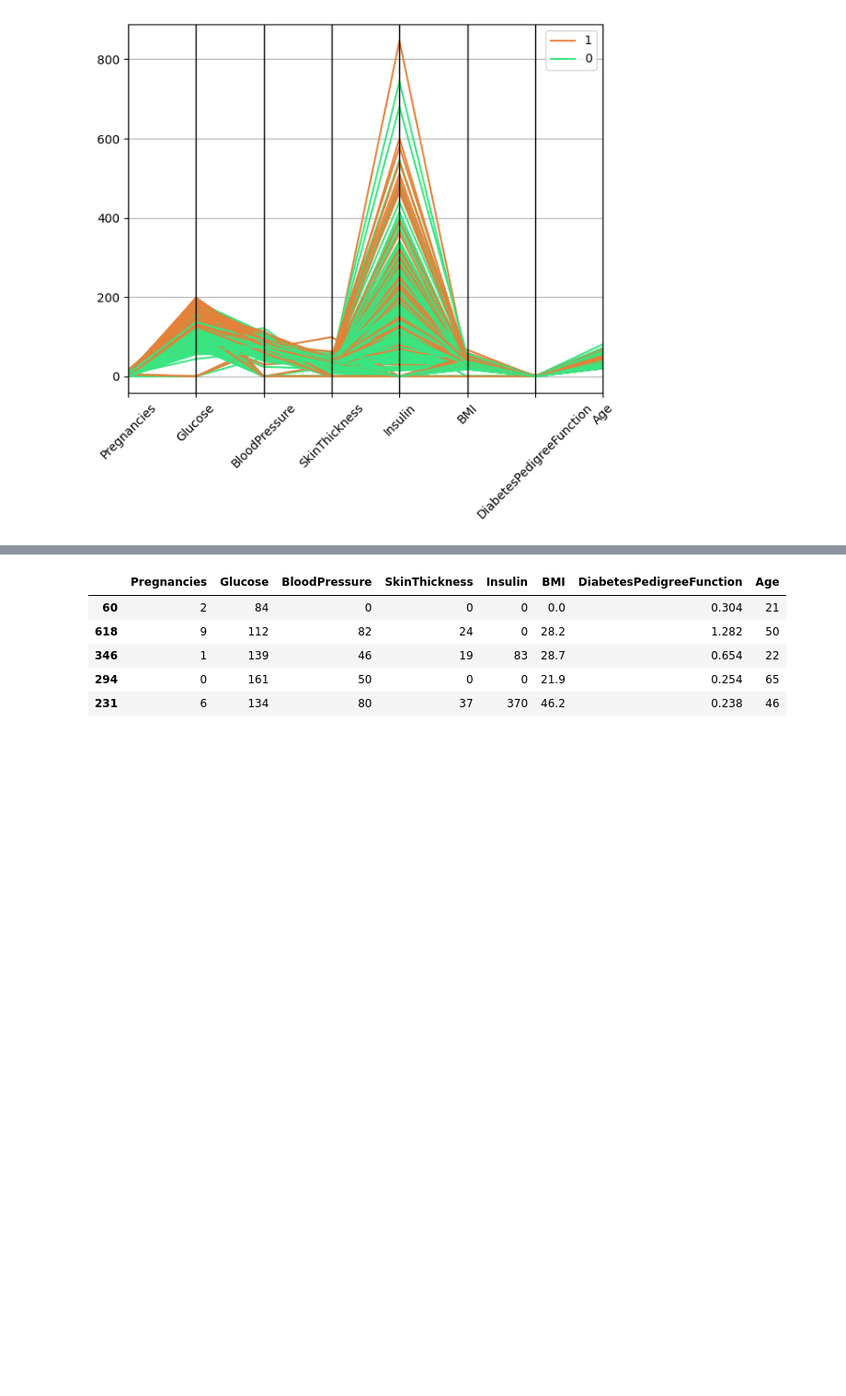
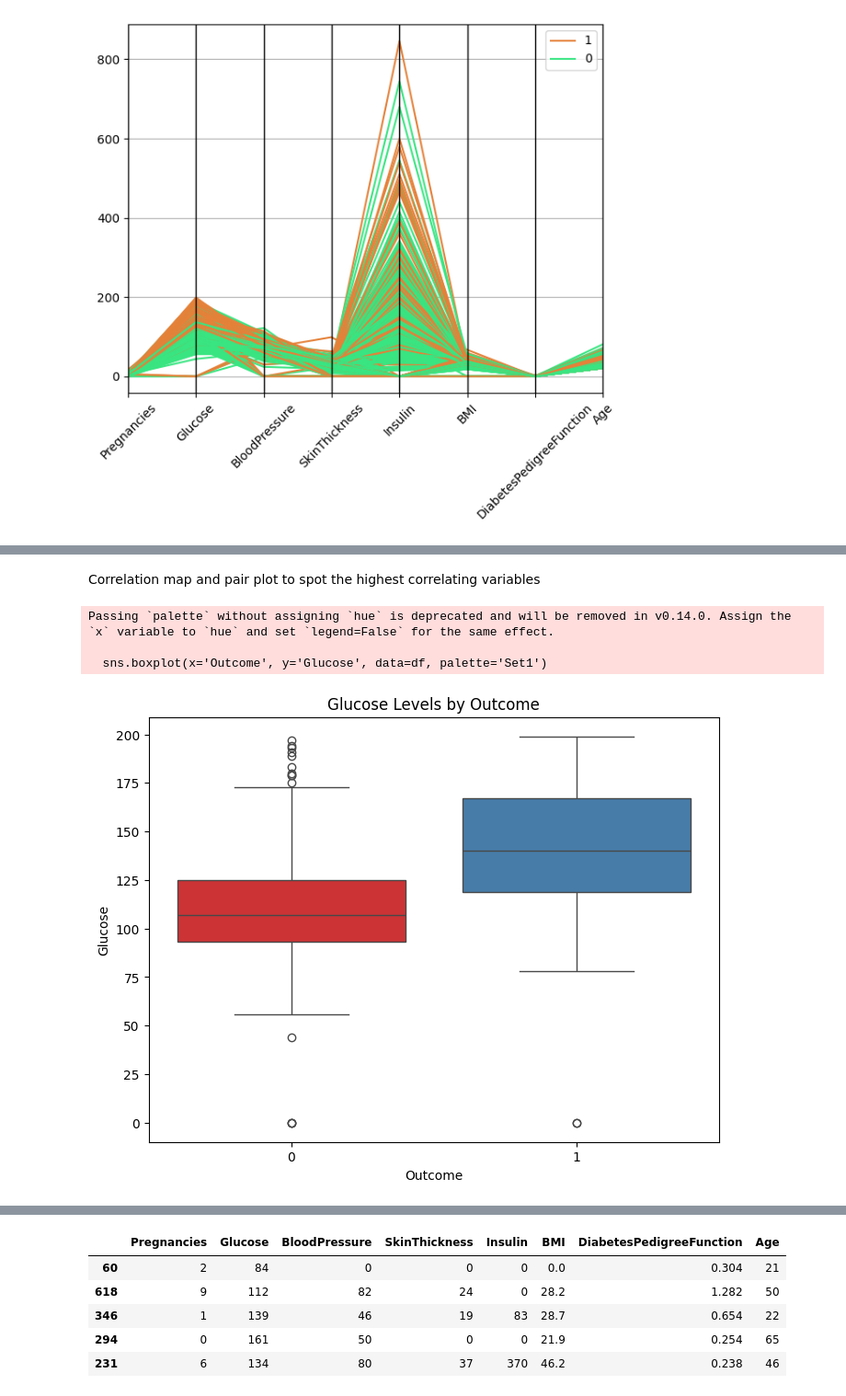
Before and after one commit to Joseddl/Decision-tree, a Jupyter notebook: src/explore.ipynb, the cells around one changed output, grey strips where cells are left out. Shown at 92% size. Cells and saved outputs as stored; diff of their text form; code cells hidden in the pictures; blank space fills up the shorter version.

```diff
--- a/src/explore.ipynb
+++ b/src/explore.ipynb
@@ -136,0 +151,14 @@ plt.xticks(rotation=45)
+# %% [markdown]
+Correlation map and pair plot to spot the highest correlating variables
+# %%
+plt.figure(figsize=(8, 6))
+sns.boxplot(x='Outcome', y='Glucose', data=df, palette='Set1')
+plt.title('Glucose Levels by Outcome')
+plt.xlabel('Outcome')
+plt.ylabel('Glucose')
+plt.show()
+# %% [output]
+Passing `palette` without assigning `hue` is deprecated and will be removed in v0.14.0. Assign the `x` variable to `hue` and set `legend=False` for the same effect.
+
+  sns.boxplot(x='Outcome', y='Glucose', data=df, palette='Set1')
+[figure, added]
```
Also changed, not shown: parts of 9 cells of this notebook.
